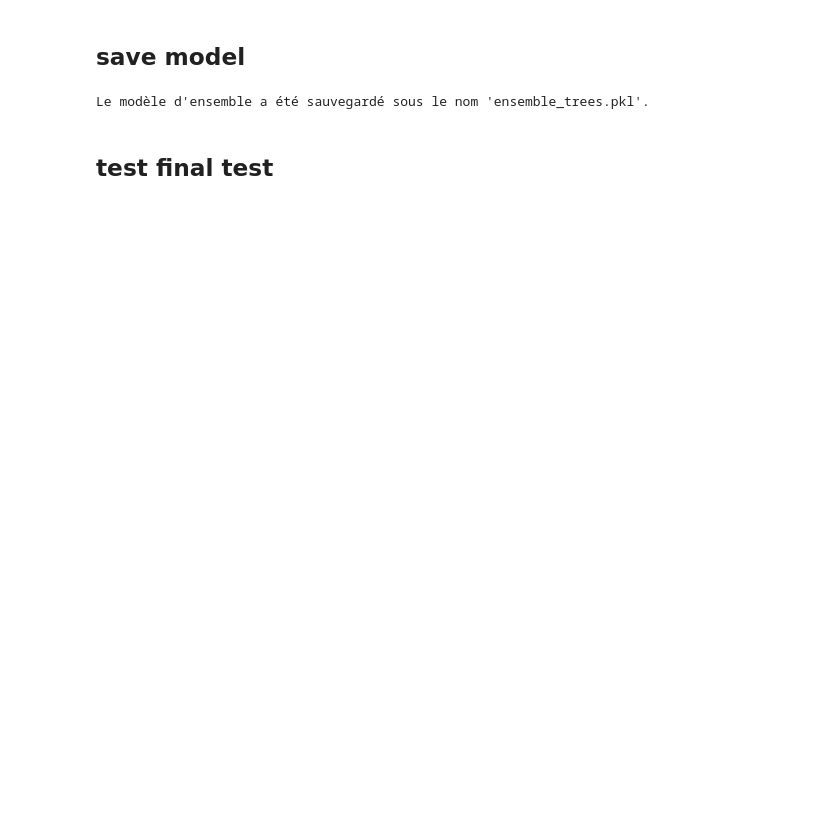
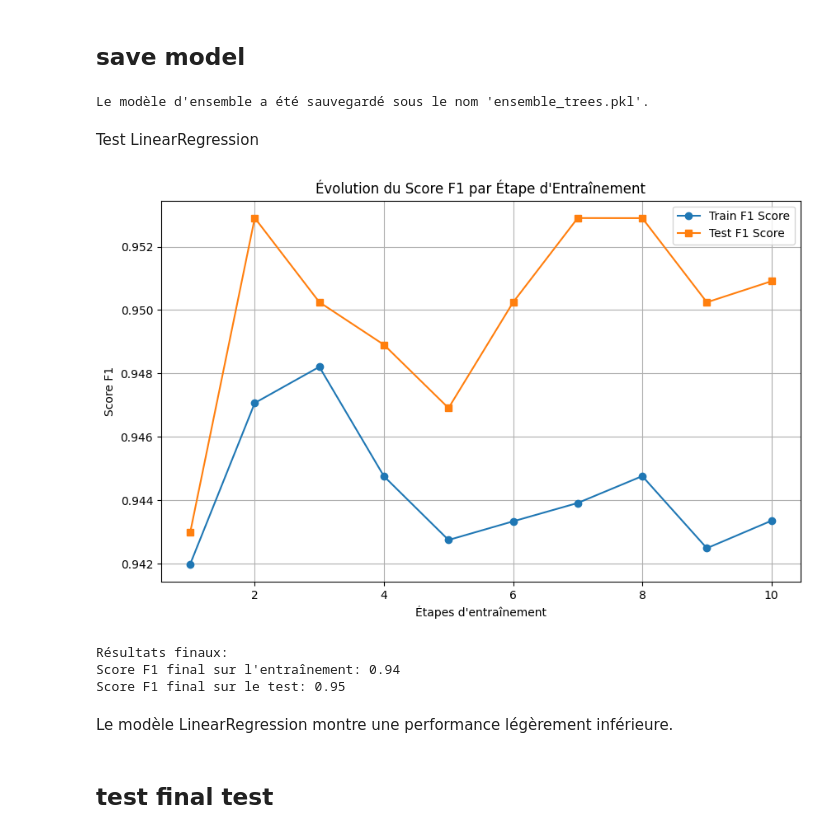
Before and after one commit to thomas454538/RainbowSixPredictionAppV2, a Jupyter notebook: TP.ipynb, the cells around one changed output. Drawn from its saved outputs; the diff is of its cells as text; code cells hidden in the pictures; blank space fills up the shorter version.

Commit message:
new test LinearRegression

```diff
--- a/TP.ipynb
+++ b/TP.ipynb
@@ -456,6 +456,64 @@ dump(tree, 'random_forest_model.joblib')# save the model random_forest_model.job
 print("Le modèle d'ensemble a été sauvegardé sous le nom 'ensemble_trees.pkl'.")
 # %% [output]
 Le modèle d'ensemble a été sauvegardé sous le nom 'ensemble_trees.pkl'.
+# %% [markdown]
+Test LinearRegression
+# %%
+from sklearn.linear_model import LinearRegression
+from sklearn.metrics import f1_score
+import matplotlib.pyplot as plt
+import numpy as np
+
+train_f1_scores = []
+test_f1_scores = []
+
+# Modèle de régression linéaire
+linear_model = LinearRegression()
+
+n_iterations = 10  # Diviser les données d'entraînement en 10 lots
+step_size = len(X_train) // n_iterations
+
+for i in range(1, n_iterations + 1):
+    partial_X_train = X_train[:i * step_size]
+    partial_y_train = y_train[:i * step_size]
+
+    # Entraînement du modèle
+    linear_model.fit(partial_X_train, partial_y_train)
+
+    y_train_pred = (linear_model.predict(X_train) > 0.5).astype(int)
+    y_test_pred = (linear_model.predict(X_test) > 0.5).astype(int)
+
+    # Calcul des scores F1
+    train_f1 = f1_score(y_train, y_train_pred, average='weighted')
+    test_f1 = f1_score(y_test, y_test_pred, average='weighted')
+
+    train_f1_scores.append(train_f1)
+    test_f1_scores.append(test_f1)
+
+# Affichage des courbes F1
+plt.figure(figsize=(10, 6))
+plt.plot(range(1, n_iterations + 1), train_f1_scores, label='Train F1 Score', marker='o')
+plt.plot(range(1, n_iterations + 1), test_f1_scores, label='Test F1 Score', marker='s')
+plt.xlabel("Étapes d'entraînement")
+plt.ylabel("Score F1")
+plt.title("Évolution du Score F1 par Étape d'Entraînement")
+plt.legend()
+plt.grid(True)
+plt.show()
+
+# Résultats finaux
+final_train_f1 = train_f1_scores[-1]
+final_test_f1 = test_f1_scores[-1]
+print("Résultats finaux:")
+print(f"Score F1 final sur l'entraînement: {final_train_f1:.2f}")
+print(f"Score F1 final sur le test: {final_test_f1:.2f}")
+# %% [output]
+[figure, added]
+Résultats finaux:
+Score F1 final sur l'entraînement: 0.94
+Score F1 final sur le test: 0.95
+# %% [markdown]
+Le modèle LinearRegression montre une performance légèrement inférieure.
 # %% [markdown]
 ## test final test
 # %%
```
Also changed, not shown: parts of 7 cells of this notebook, 1 other file.
